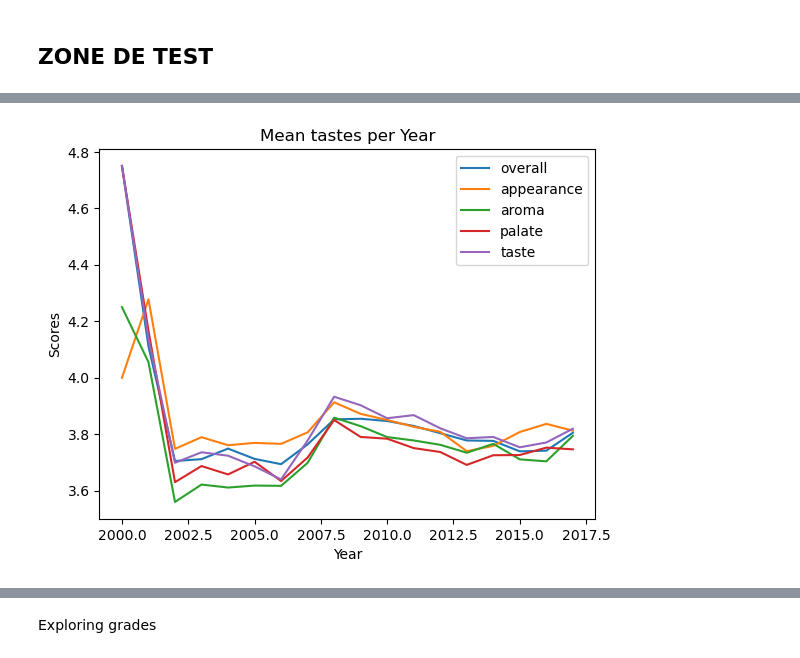
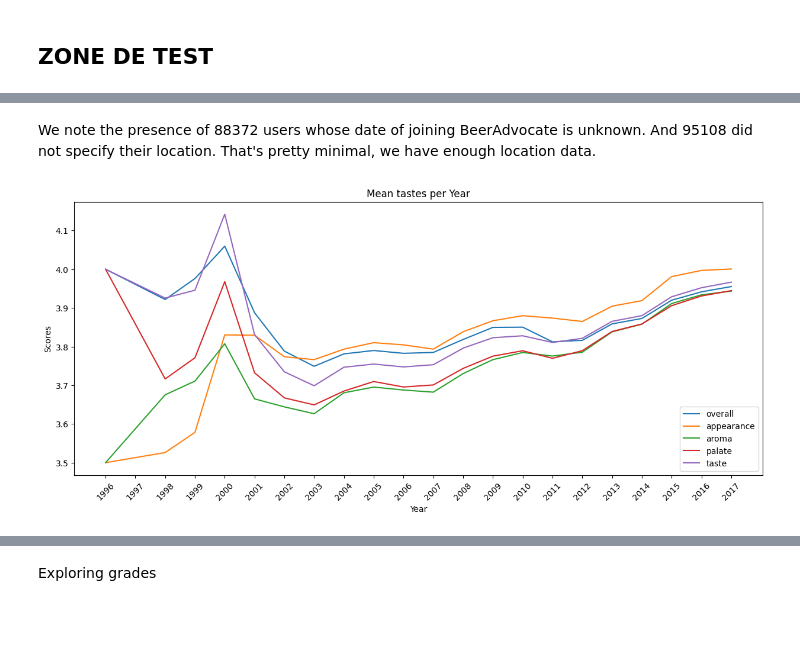
Before and after one commit to epfl-ada/ada-2023-project-dondada, a Jupyter notebook: MilestoneP2.ipynb, the cells around one changed output, grey strips where cells are left out. Drawn from its saved outputs; the diff is of its cells as text; code cells hidden in the pictures; blank space fills up the shorter version.

Commit message:
start for ratebeer

```diff
--- a/MilestoneP2.ipynb
+++ b/MilestoneP2.ipynb
@@ -1174,18 +1172,21 @@ test = pd.read_csv('../data/RateBeer/reviews.csv')
 # %%
-# Code Gaspo
-#without chunks implementation, just to try on a few (1000) reviews
+# Start by loading reviews.csv from BeerAdvocate
+reviews_ba = pd.read_csv(f'{path_ba}/reviews.csv')
+reviews_ba_f = reviews_ba.copy(deep=True)
 
-reviews_ba_f = reviews_ba.copy(deep=True)
 users_ba_f= users_ba.copy(deep=True)
+
+# Relieve RAM
+del reviews_ba
 # %%
-# merge users in reviews file with their countries info
-#fusionner cette cellule avec l'autre traitement de Beer Advocate plus bas !
+# Merge users in reviews file with their countries info
+# fusionner cette cellule avec l'autre traitement de Beer Advocate plus bas !
 
 
-reviews_ba_f = reviews_ba_f.merge(users_ba_f, on='user_name', how='left').copy()
+reviews_ba_f = reviews_ba_f.merge(users_ba_f, on='user_name', how='left')
 reviews_ba_f['location'] = reviews_ba_f['location'].apply(lambda x: 'United States' if isinstance(x, str) and 'United States' in x else x)
 
-# modify date information
+# Modify date information
 # Convert Unix timestamps to 'YYYY-MM-DD' format and handle non-timestamp values
 def convert_to_date(value):
     try:
@@ -1200,6 +1201,3 @@ reviews_ba_f['joined'] = reviews_ba_f['joined'].apply(convert_to_date)
 # Extract only the year from the 'date' column (assuming 'date' is already in datetime format)
 reviews_ba_f['date'] = pd.to_datetime(reviews_ba_f['date'], errors='coerce', format='%Y-%m-%d', utc=True).dt.year.astype('Int32')
 reviews_ba_f['joined'] = pd.to_datetime(reviews_ba_f['joined'], errors='coerce', format='%Y-%m-%d', utc=True).dt.year.astype('Int32')
-
-
-print(reviews_ba_f['date'])
@@ -1238,20 +1223,23 @@ location        283
 dtype: int64
+# %% [markdown]
+We note the presence of 88372 users whose date of joining BeerAdvocate is unknown. And 95108 did not specify their location. That's pretty minimal, we have enough location data.
 # %%
 #Evolution of mean tastes along the years
-
 summary_df = reviews_ba_f.groupby('date').agg({'overall': 'mean', 'appearance': 'mean','aroma': 'mean', 'palate': 'mean', 'taste': 'mean'}).reset_index()
-
+plt.figure(figsize=(15, 6))
 plt.xlabel('Year')
 plt.ylabel('Scores')
 plt.title('Mean tastes per Year')
+
 
 plt.plot(summary_df['date'], summary_df['overall'], label='overall')
 plt.plot(summary_df['date'], summary_df['appearance'], label='appearance')
 plt.plot(summary_df['date'], summary_df['aroma'], label='aroma')
 plt.plot(summary_df['date'], summary_df['palate'], label='palate')
 plt.plot(summary_df['date'], summary_df['taste'], label='taste')
+plt.xticks(np.arange(1996, 2018, step=1),rotation=45)
 
 plt.legend()
 plt.show()
 # %% [output]
-[figure, old version]
+[figure, new version]
```
Also changed, not shown: parts of 18 cells of this notebook.
